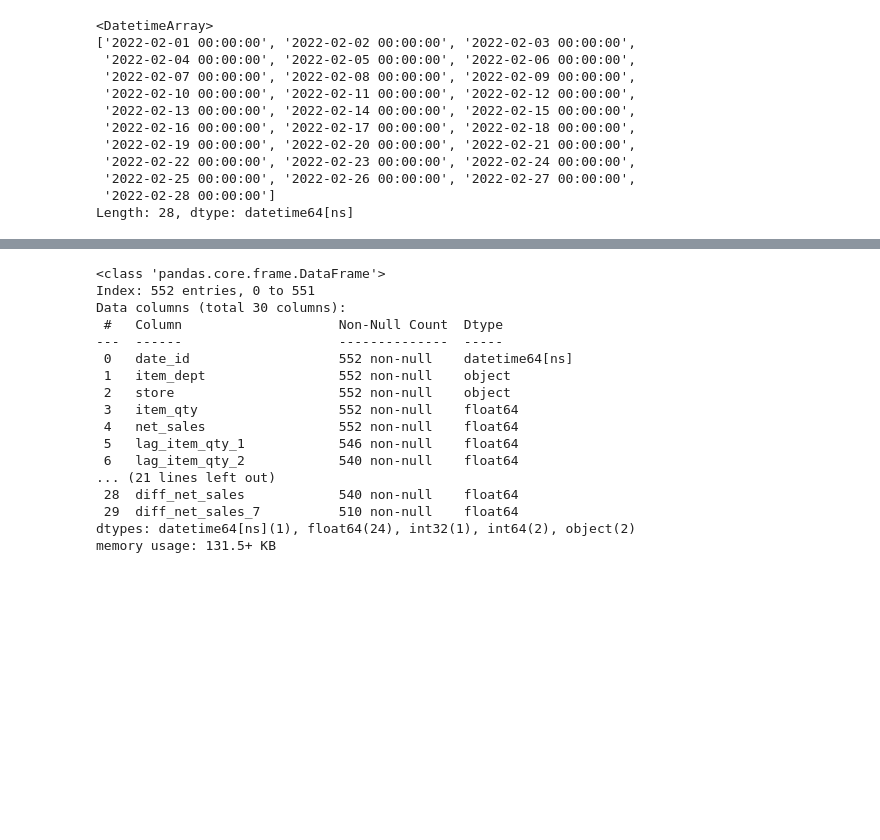
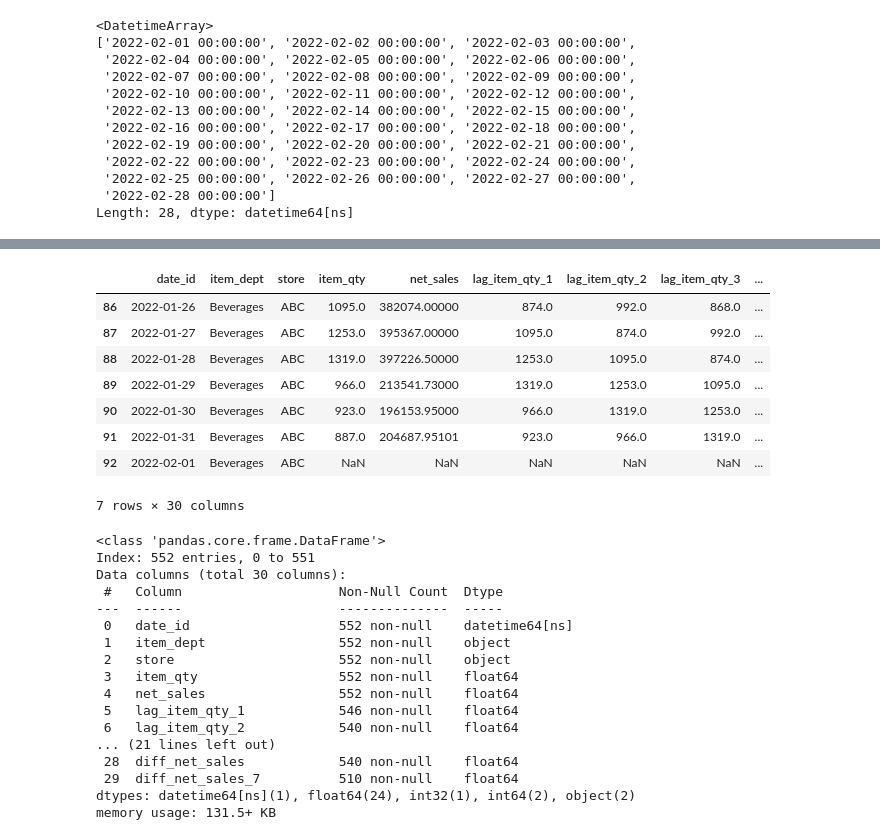
Before and after one commit to Vaseekaran-V/ML_CW, a Jupyter notebook: src/notebooks/modeling_train_test.ipynb, the cells around one changed output, grey strips where cells are left out. Cells and saved outputs as stored; diff of their text form; code cells hidden in the pictures; blank space fills up the shorter version.

Commit message:
created initial workings of model file | started code for production level data creation

```diff
--- a/src/notebooks/modeling_train_test.ipynb
+++ b/src/notebooks/modeling_train_test.ipynb
@@ -218,9 +232,9 @@ Length: 28, dtype: datetime64[ns]
 # %%
-historical_df = train_processed.copy().reset_index(drop = True)
+historical_df = train_processed.copy()[['date_id', 'store', 'item_dept', 'net_sales', 'item_qty']].sort_values(by = ['date_id','item_dept', 'store'])
 combined_df = None
 for current_date in production_df['date_id'].unique():
-    for store in stores:
-        for dept in depts:
+    for dept in depts:
+        for store in stores:
             print(current_date)
 
             relevant_historical_data = historical_df[(historical_df['store'] == store) & (historical_df['item_dept'] == dept)]
@@ -232,9 +246,24 @@ for current_date in production_df['date_id'].unique():
             ]
 
             combined_df = pd.concat([relevant_historical_data, current_day_data], ignore_index=True).tail(7)
-            print(combined_df)
-            break
-        break
-    break
+
+            combined_df_processed = data_preprocess.preprocess_data(df=combined_df, num_lags=3, rolling_window_size = 3)
+
+            current_day_data['net_sales'] = 2
+            current_day_data['item_qty'] = 2
+
+            production_df.loc[
+                (production_df['date_id'] == current_date) &
+                (production_df['store'] == store) &
+                (production_df['item_dept'] == dept),
+                ['net_sales', 'item_qty']
+            ] = current_day_data[['net_sales', 'item_qty']].values
+
+            historical_df = pd.concat([historical_df, current_day_data], ignore_index=True)
+
+            #print(combined_df)
+            # break
+        # break
+    # break
 # %% [output]
 2022-02-01 00:00:00
@@ -257,3 +470,15 @@ for current_date in production_df['date_id'].unique():
+# %%
+combined_df
+# %% [output]
+|  | date_id | item_dept | store | item_qty | net_sales | lag_item_qty_1 | lag_item_qty_2 | lag_item_qty_3 | ... |
+| 86 | 2022-01-26 | Beverages | ABC | 1095.0 | 382074.00000 | 874.0 | 992.0 | 868.0 | ... |
+| 87 | 2022-01-27 | Beverages | ABC | 1253.0 | 395367.00000 | 1095.0 | 874.0 | 992.0 | ... |
+| 88 | 2022-01-28 | Beverages | ABC | 1319.0 | 397226.50000 | 1253.0 | 1095.0 | 874.0 | ... |
+| 89 | 2022-01-29 | Beverages | ABC | 966.0 | 213541.73000 | 1319.0 | 1253.0 | 1095.0 | ... |
+| 90 | 2022-01-30 | Beverages | ABC | 923.0 | 196153.95000 | 966.0 | 1319.0 | 1253.0 | ... |
+| 91 | 2022-01-31 | Beverages | ABC | 887.0 | 204687.95101 | 923.0 | 966.0 | 1319.0 | ... |
+| 92 | 2022-02-01 | Beverages | ABC | NaN | NaN | NaN | NaN | NaN | ... |
+7 rows × 30 columns
 # %%
 train_processed.info()
 # %% [output]
```
Also changed, not shown: parts of 5 cells of this notebook, 1 other file.
